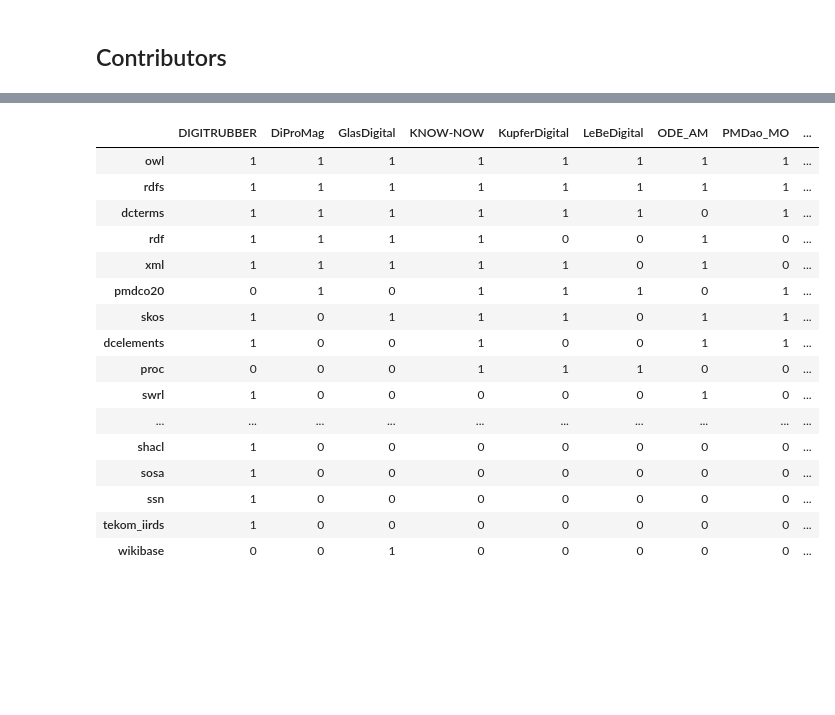
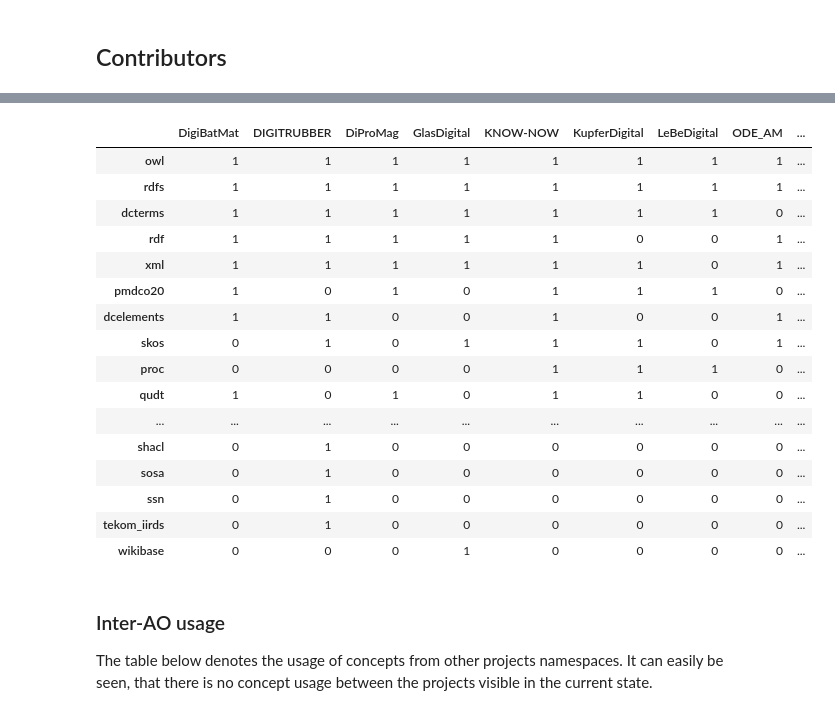
Before and after one commit to materialdigital/materialdigital1_ontology_collection, a Jupyter notebook: eval.ipynb, the cells around one changed output, grey strips where cells are left out. Saved outputs shown, nothing was run; the diff lists cells and outputs as text; code cells hidden in the pictures; blank space fills up the shorter version.

Commit message:
update for DigiBatMat

```diff
--- a/eval.ipynb
+++ b/eval.ipynb
@@ -3,7 +3,7 @@ import json
 import pandas as pd
 
 projects = [
-    #'DigiBatMat',
+    'DigiBatMat',
     'DIGITRUBBER',
     'DiProMag',
     #'DiStAl',
@@ -275,0 +287,12 @@ IntProgress(value=0, max=114)
+# %%
+tlodict = dict()
+for tkey, tval in pd.read_excel('requests.xlsx', index_col=0).T.to_dict().items():
+    if pd.isna(tval['countas_tlo']):
+        continue
+    if tval['countas_tlo'] not in tlodict:
+        tlodict[tval['countas_tlo']] = {'uris': [tkey]}
+    else:
+        tlodict[tval['countas_tlo']]['uris'].append(tkey)
+tlodict = {k: {'uris': ', '.join(v['uris'])} for k, v in tlodict.items()}
+pd.set_option('display.max_colwidth', None)
+pd.DataFrame(tlodict).T
@@ -275,0 +317,12 @@ IntProgress(value=0, max=114)
+# %%
+aodict = dict()
+for tkey, tval in pd.read_excel('requests.xlsx', index_col=0).T.to_dict().items():
+    if pd.isna(tval['countas_ao']):
+        continue
+    if tval['countas_ao'] not in aodict:
+        aodict[tval['countas_ao']] = {'uris': [tkey]}
+    else:
+        aodict[tval['countas_ao']]['uris'].append(tkey)
+aodict = {k: {'uris': ', '.join(v['uris'])} for k, v in aodict.items()}
+pd.set_option('display.max_colwidth', None)
+pd.DataFrame(aodict).T
@@ -276,29 +345,38 @@ IntProgress(value=0, max=114)
 # %%
-tloaodict = pd.read_excel('requests.xlsx', index_col=0).T.to_dict()
-for tkey in tloaodict.keys():
-    tloaodict.update({tkey: {key: value for key, value in tloaodict[tkey].items() if not pd.isna(value)}})
+pd.reset_option('display.max_colwidth')
+tlodict = dict()
+for tkey, tval in pd.read_excel('requests.xlsx', index_col=0).T.to_dict().items():
+    if pd.isna(tval['countas_tlo']):
+        continue
+    if tval['countas_tlo'] not in tlodict:
+        tlodict[tval['countas_tlo']] = {'uris': [tkey]}
+    else:
+        tlodict[tval['countas_tlo']]['uris'].append(tkey)
 
-dftlo = pd.DataFrame({proj: {tloaodict[x]['countas_tlo']: int(x in data[proj]['namespaces']['items']) for x in tloaodict.keys() if 'countas_tlo' in tloaodict[x]} for proj in data.keys()})
+dftlo = pd.DataFrame({proj: {key: max([int(x in data[proj]['namespaces']['items']) for x in tlodict[key]['uris']]) for key in tlodict.keys()} for proj in data.keys()})
 dftlo.insert(loc=len(dftlo.columns), column='Sum', value=dftlo.sum(axis=1))
 dftlo['name'] = dftlo.index
 dftlo.sort_values(by=['Sum', 'name'], ascending=[False, True], inplace=True)
 dftlo
 # %% [output]
-|  | DIGITRUBBER | DiProMag | GlasDigital | KNOW-NOW | KupferDigital | LeBeDigital | ODE_AM | PMDao_MO | ... |
+|  | DigiBatMat | DIGITRUBBER | DiProMag | GlasDigital | KNOW-NOW | KupferDigital | LeBeDigital | ODE_AM | ... |
 | owl | 1 | 1 | 1 | 1 | 1 | 1 | 1 | 1 | ... |
 | rdfs | 1 | 1 | 1 | 1 | 1 | 1 | 1 | 1 | ... |
-| dcterms | 1 | 1 | 1 | 1 | 1 | 1 | 0 | 1 | ... |
-| rdf | 1 | 1 | 1 | 1 | 0 | 0 | 1 | 0 | ... |
-| xml | 1 | 1 | 1 | 1 | 1 | 0 | 1 | 0 | ... |
-| pmdco20 | 0 | 1 | 0 | 1 | 1 | 1 | 0 | 1 | ... |
-| skos | 1 | 0 | 1 | 1 | 1 | 0 | 1 | 1 | ... |
-| dcelements | 1 | 0 | 0 | 1 | 0 | 0 | 1 | 1 | ... |
-| proc | 0 | 0 | 0 | 1 | 1 | 1 | 0 | 0 | ... |
-| swrl | 1 | 0 | 0 | 0 | 0 | 0 | 1 | 0 | ... |
+| dcterms | 1 | 1 | 1 | 1 | 1 | 1 | 1 | 0 | ... |
+| rdf | 1 | 1 | 1 | 1 | 1 | 0 | 0 | 1 | ... |
+| xml | 1 | 1 | 1 | 1 | 1 | 1 | 0 | 1 | ... |
+| pmdco20 | 1 | 0 | 1 | 0 | 1 | 1 | 1 | 0 | ... |
+| dcelements | 1 | 1 | 0 | 0 | 1 | 0 | 0 | 1 | ... |
+| skos | 0 | 1 | 0 | 1 | 1 | 1 | 0 | 1 | ... |
+| proc | 0 | 0 | 0 | 0 | 1 | 1 | 1 | 0 | ... |
+| qudt | 1 | 0 | 1 | 0 | 1 | 1 | 0 | 0 | ... |
 | ... | ... | ... | ... | ... | ... | ... | ... | ... | ... |
-| shacl | 1 | 0 | 0 | 0 | 0 | 0 | 0 | 0 | ... |
-| sosa | 1 | 0 | 0 | 0 | 0 | 0 | 0 | 0 | ... |
-| ssn | 1 | 0 | 0 | 0 | 0 | 0 | 0 | 0 | ... |
-| tekom_iirds | 1 | 0 | 0 | 0 | 0 | 0 | 0 | 0 | ... |
-| wikibase | 0 | 0 | 1 | 0 | 0 | 0 | 0 | 0 | ... |
+| shacl | 0 | 1 | 0 | 0 | 0 | 0 | 0 | 0 | ... |
+| sosa | 0 | 1 | 0 | 0 | 0 | 0 | 0 | 0 | ... |
+| ssn | 0 | 1 | 0 | 0 | 0 | 0 | 0 | 0 | ... |
+| tekom_iirds | 0 | 1 | 0 | 0 | 0 | 0 | 0 | 0 | ... |
+| wikibase | 0 | 0 | 0 | 1 | 0 | 0 | 0 | 0 | ... |
+# %% [markdown]
+### Inter-AO usage
+The table below denotes the usage of concepts from other projects namespaces. It can easily be seen, that there is no concept usage between the projects visible in the current state.
 # %%
```
Also changed, not shown: parts of 15 cells of this notebook, 17 other files.
